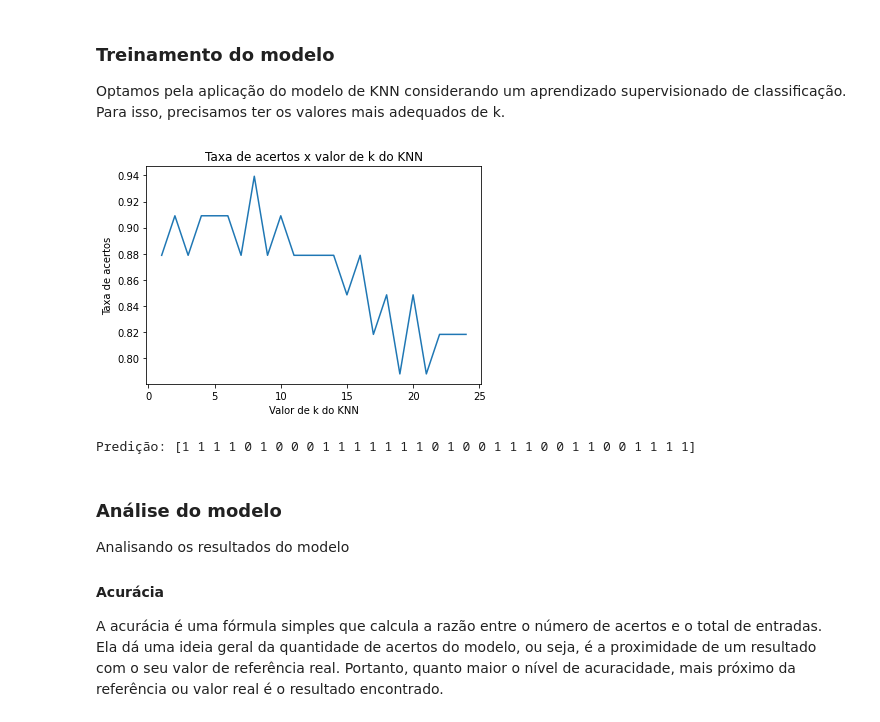
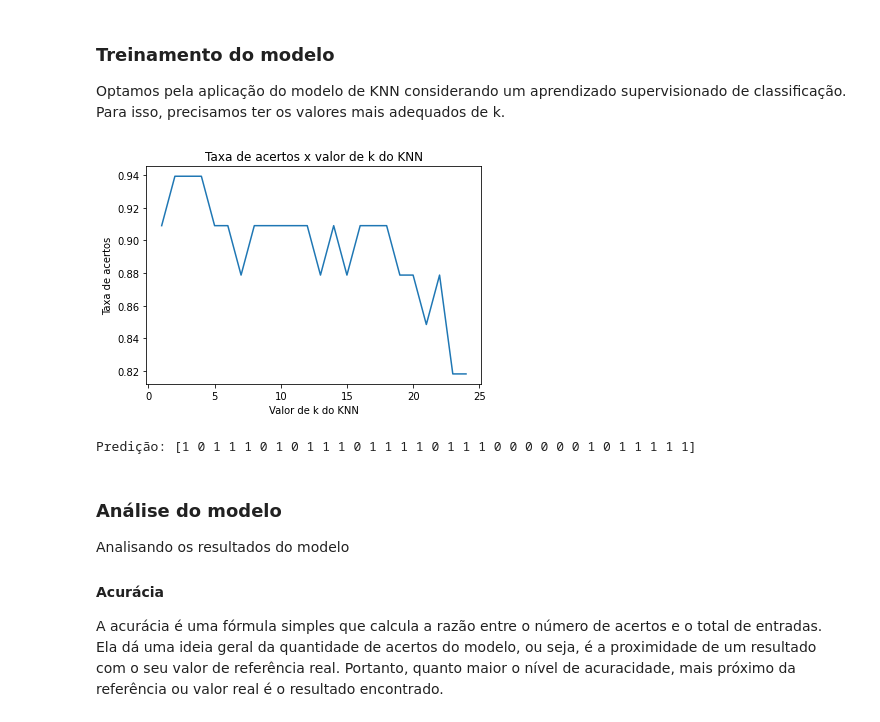
Before and after one commit to Poagilers-Fenix/Global-IoT-IA, a Jupyter notebook: Tomate/tomate.ipynb, the cells around one changed output. Drawn from its saved outputs; the diff is of its cells as text; code cells hidden in the pictures.

Commit message:
Introdução algoritmo melhor K

```diff
--- a/Tomate/tomate.ipynb
+++ b/Tomate/tomate.ipynb
@@ -204,25 +204,29 @@ Para isso, precisamos ter os valores mais adequados de k.
 # %%
 # Realizando o loop for para diferentes valores de k
 k_range = list(range(1, 25))
 acertos = []
 for k in k_range:
     modelo = KNeighborsClassifier(n_neighbors=k)
     modelo.fit(entradas_treino, classes_treino)
     classes_encontradas = modelo.predict(entradas_teste)
     acertos.append(accuracy_score(classes_teste, classes_encontradas))
-
+#Pegar sempre o melhor valor de k
+for i in acertos:
+    if i == max(acertos):
+        pos = acertos.index(i)
+        melhorK = pos + 1
 
 plt.plot(k_range, acertos)
 plt.xlabel('Valor de k do KNN')
 plt.ylabel('Taxa de acertos')
 plt.title('Taxa de acertos x valor de k do KNN')
 plt.show()
 # %% [output]
-[figure, old version]
+[figure, new version]
 # %%
 
 # Treinando o modelo
-k = 8 #de acordo com o valor de k do gráfico
+k = melhorK #de acordo com o melhor resultado de k
 modelo = KNeighborsClassifier(n_neighbors=k)
 
 modelo.fit(entradas_treino, classes_treino)
@@ -232,7 +236,7 @@ modelo.fit(entradas_treino, classes_treino)
 classes_encontradas = modelo.predict(entradas_teste)
 print("Predição: {}".format(classes_encontradas))
 # %% [output]
-Predição: [1 1 1 1 0 1 0 0 0 1 1 1 1 1 1 1 0 1 0 0 1 1 1 0 0 1 1 0 0 1 1 1 1]
+Predição: [1 0 1 1 1 0 1 0 1 1 1 0 1 1 1 1 0 1 1 1 0 0 0 0 0 0 1 0 1 1 1 1 1]
 # %% [markdown]
 ### **Análise do modelo**
 Analisando os resultados do modelo
```
Also changed, not shown: parts of 2 cells of this notebook.
